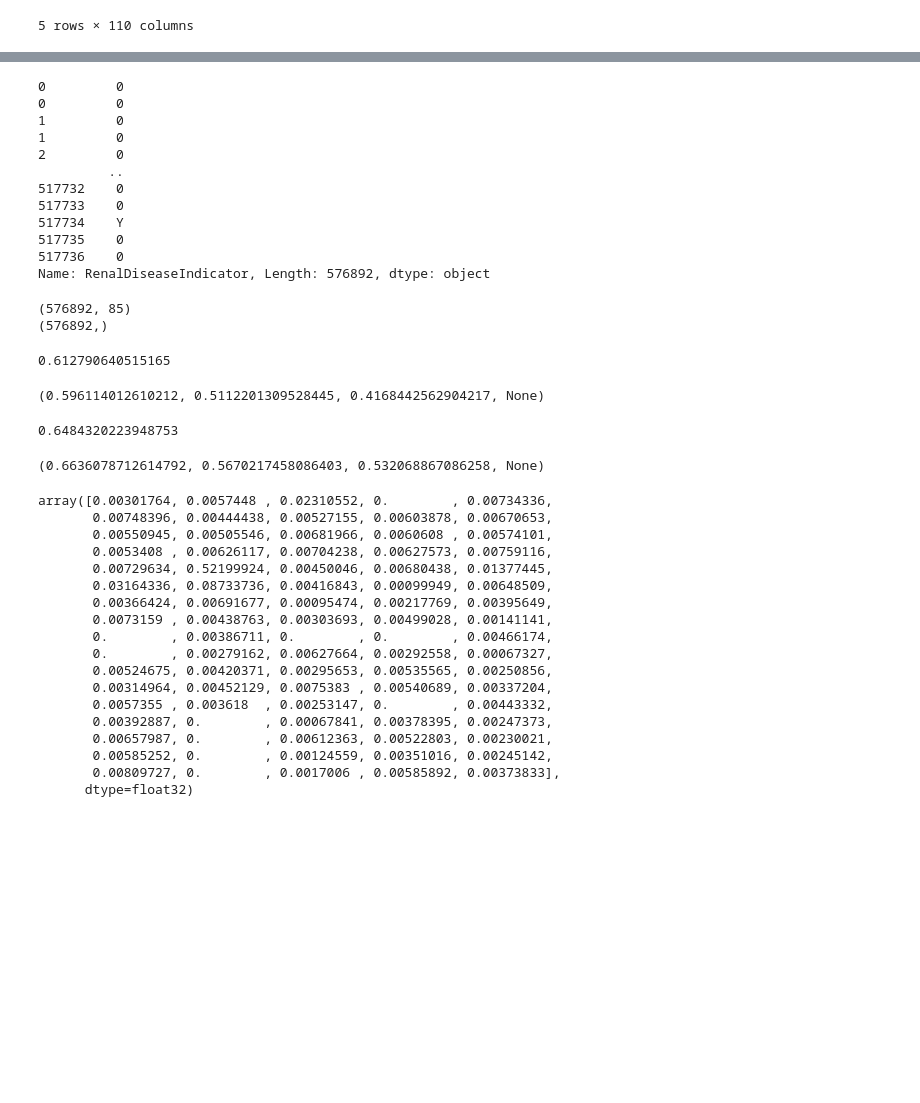
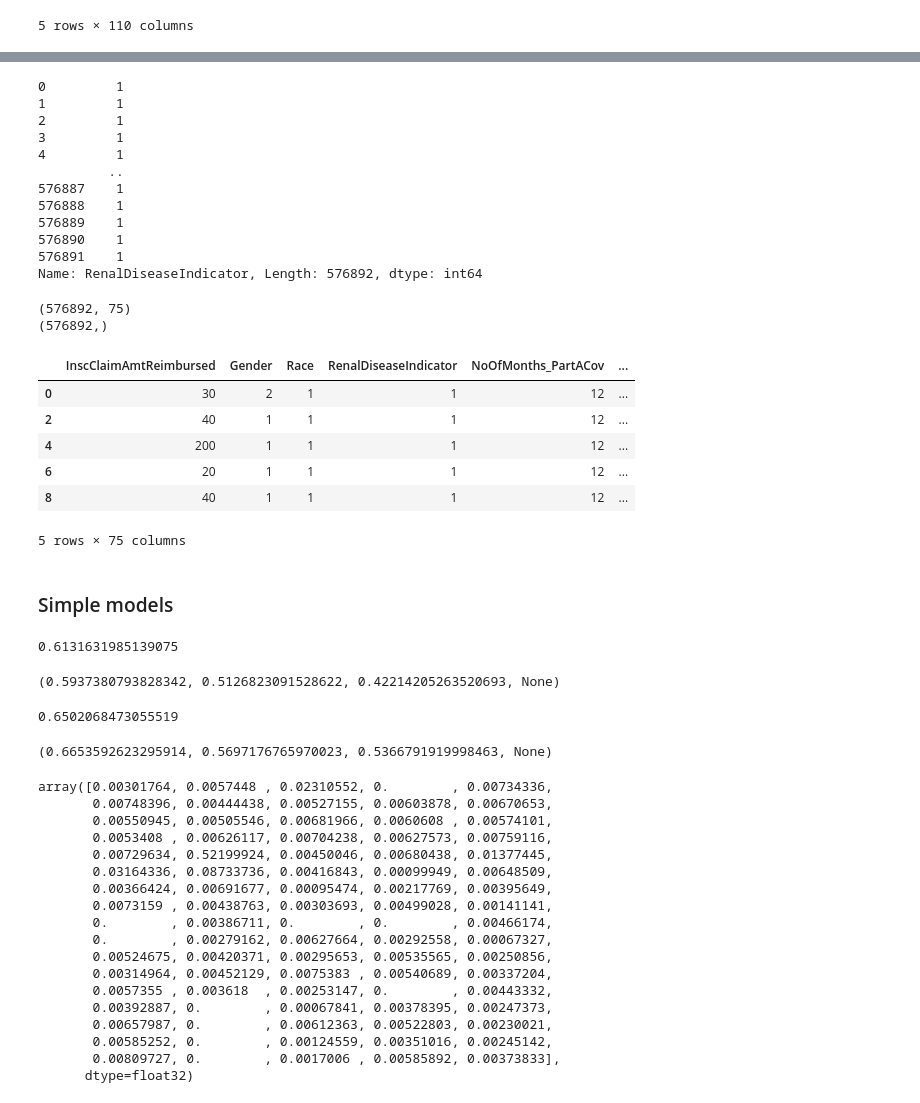
Before and after one commit to ingridchien/medical-provider-fraud-detection, a Jupyter notebook: Analysis.ipynb, the cells around one changed output, grey strips where cells are left out. Drawn from its saved outputs; the diff is of its cells as text; code cells hidden in the pictures; blank space fills up the shorter version.

Commit message:
add grouped features and run models on inpatient and outpatient sets

```diff
--- a/Analysis.ipynb
+++ b/Analysis.ipynb
@@ -413,35 +449,33 @@ columns = ['InscClaimAmtReimbursed','Gender', 'Race',
        'IPAnnualReimbursementAmt', 'IPAnnualDeductibleAmt',
        'OPAnnualReimbursementAmt', 'OPAnnualDeductibleAmt',
        'Outpatient', 'StayDuration', 'Age', 'Race1', 'Race2', 'Race3',
-        'Clm66.0', 'Clm309.0', 'Clm387.0', 'Clm3491.0', 'Clm3722.0',
-       'Clm3772.0', 'Clm3812.0', 'Clm3893.0', 'Clm3950.0', 'Clm3995.0',
-       'Clm4513.0', 'Clm4516.0', 'Clm4523.0', 'Clm4525.0', 'Clm5123.0',
-       'Clm7935.0', 'Clm8108.0', 'Clm8151.0', 'Clm8152.0', 'Clm8154.0',
-       'Clm8622.0', 'Clm8872.0', 'Clm9339.0', 'Clm9390.0', 'Clm9671.0',
-       'Clm9672.0', 'Clm9921.0', 'Diag185', 'Diag25000', 'Diag2720',
-       'Diag2721', 'Diag2722', 'Diag2723', 'Diag2724', 'Diag4011', 'Diag41401',
-       'Diag4271', 'Diag42731', 'Diag42732', 'Diag42761', 'Diag42769',
-       'Diag42781', 'Diag42789', 'Diag4279', 'Diag4280', 'Diag486',
-       'Diag49121', 'Diag5990', 'Diag7802', 'Diag78079', 'Diag7850',
-       'Diag78650', 'Diag78651', 'Diag78659', 'Diag79029', 'Diag7915',
-       'DiagV4585', 'DiagV5789']
+        'Clm9904.0', 'Clm8154.0', 'Clm66.0', 'Clm3893.0', 'Clm3995.0',
+       'Clm4516.0', 'Clm3722.0', 'Clm8151.0', 'Clm8872.0', 'Clm9671.0',
+       'Clm4513.0', 'Clm9390.0', 'Clm9672.0', 'Clm5123.0', 'Clm7935.0',
+       'Clm8152.0', 'Clm9339.0', 'Clm3491.0', 'Clm3812.0', 'Clm3772.0',
+       'Clm3950.0', 'Clm8108.0', 'Clm4523.0', 'Clm9921.0', 'Diag4011', 'Diag0',
+       'Diag2724', 'Diag42731', 'Diag2720', 'Diag78659', 'Diag486', 'Diag2721',
+       'Diag2723', 'Diag2722', 'DiagV5789', 'Diag7802', 'Diag41401',
+       'Diag78650', 'Diag49121', 'Diag78651', 'Diag5990', 'Diag4280',
+       'Diag25000', 'Diag42789', 'Diag0389', 'Diag42781', 'Diag185',
+       'Diag42732']
 
 # examine format of renal disease indicator
 # we need to change the data type to binary
 df_full[columns]['RenalDiseaseIndicator']
 # %% [output]
-0         0
-0         0
-1         0
-1         0
-2         0
+0         1
+1         1
+2         1
+3         1
+4         1
          ..
-517732    0
-517733    0
-517734    Y
-517735    0
-517736    0
-Name: RenalDiseaseIndicator, Length: 576892, dtype: object
+576887    1
+576888    1
+576889    1
+576890    1
+576891    1
+Name: RenalDiseaseIndicator, Length: 576892, dtype: int64
 # %%
 df_full.loc[ df_full['RenalDiseaseIndicator'] == 'Y', 'RenalDiseaseIndicator'] = 1
 df_full.loc[ df_full['RenalDiseaseIndicator'] == '0', 'RenalDiseaseIndicator'] = 1
@@ -451,8 +485,20 @@ y = df_full['Label']
 print(X.shape)
 print(y.shape)
 # %% [output]
-(576892, 85)
+(576892, 75)
 (576892,)
+# %%
+X.head()
+# %% [output]
+|  | InscClaimAmtReimbursed | Gender | Race | RenalDiseaseIndicator | NoOfMonths_PartACov | ... |
+| 0 | 30 | 2 | 1 | 1 | 12 | ... |
+| 2 | 40 | 1 | 1 | 1 | 12 | ... |
+| 4 | 200 | 1 | 1 | 1 | 12 | ... |
+| 6 | 20 | 1 | 1 | 1 | 12 | ... |
+| 8 | 40 | 1 | 1 | 1 | 12 | ... |
+5 rows × 75 columns
+# %% [markdown]
+### Simple models
 # %%
 # train test split
 X_train, X_test, y_train, y_test = train_test_split(X, y, test_size=0.33, random_state=42)
@@ -463,11 +509,11 @@ logreg_preds = logreg.predict(X_train)
 
 logreg.score(X_train, y_train)
 # %% [output]
-0.612790640515165
+0.6131631985139075
 # %%
 precision_recall_fscore_support(y_train, logreg_preds, average='macro')
 # %% [output]
-(0.596114012610212, 0.5112201309528445, 0.4168442562904217, None)
+(0.5937380793828342, 0.5126823091528622, 0.42214205263520693, None)
 # %%
 # run XGB model
 xgb = XGBClassifier().fit(X_train, y_train)
@@ -477,8 +523,8 @@ accuracy = accuracy_score(y_train, xgb_preds)
 print(accuracy)
 precision_recall_fscore_support(y_train, xgb_preds, average='macro')
 # %% [output]
-0.6484320223948753
+0.6502068473055519
-(0.6636078712614792, 0.5670217458086403, 0.532068867086258, None)
+(0.6653592623295914, 0.5697176765970023, 0.5366791919998463, None)
 # %%
 xgb.feature_importances_
 # %% [output]
```
Also changed, not shown: parts of 37 cells of this notebook.
